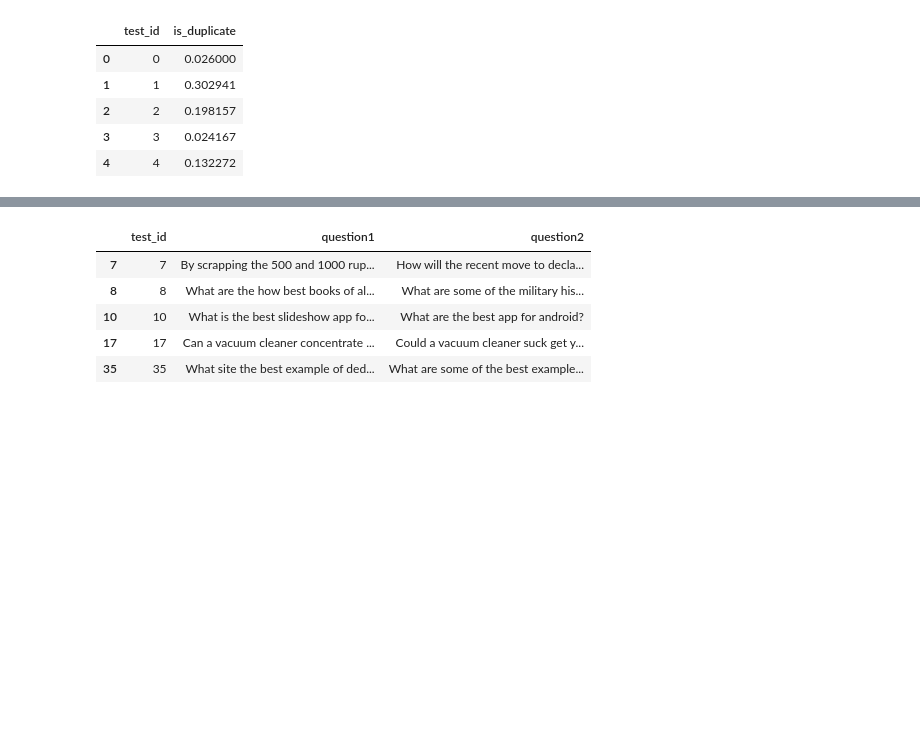
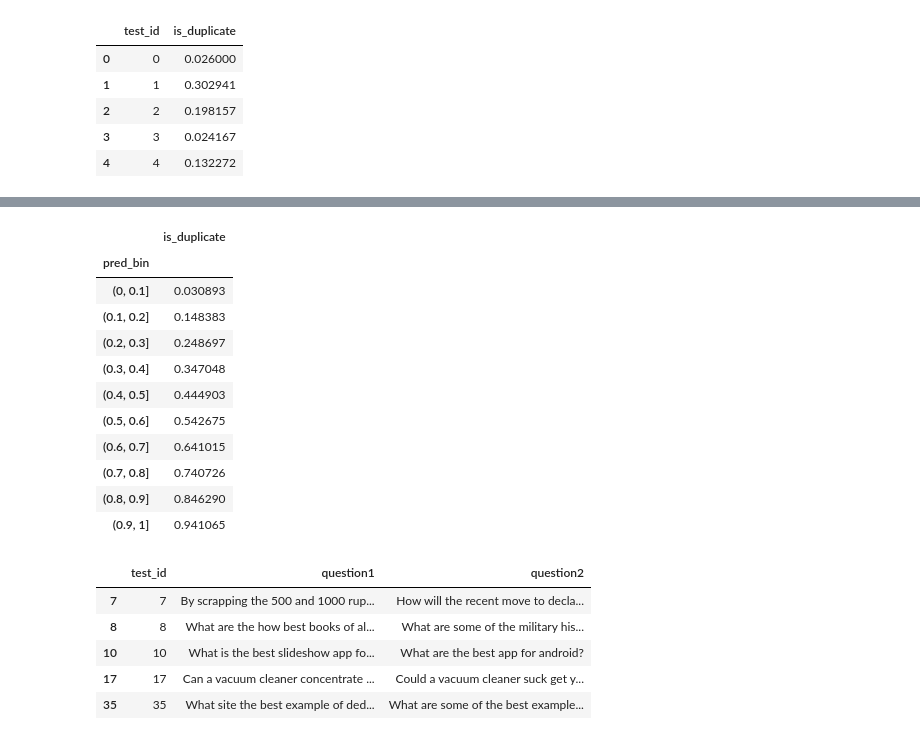
Before and after one commit to avsolatorio/kaggle-quora-question-pairs, a Jupyter notebook: src/Quora Duplicate Predictor.ipynb, the cells around one changed output, grey strips where cells are left out. Cells and saved outputs as stored; diff of their text form; code cells hidden in the pictures; blank space fills up the shorter version.

```diff
--- a/src/Quora Duplicate Predictor.ipynb
+++ b/src/Quora Duplicate Predictor.ipynb
@@ -771,3 +854,21 @@ rf_sub.head()
+# %%
+# Note: This distribution highly corresponds to the validation data!
+rrf_sub = rf_sub.copy()
+rrf_sub['pred_bin'] = pd.cut(rrf_sub.is_duplicate.values, np.arange(0, 1.1, 0.1))
+rrf_sub.groupby('pred_bin').agg({'is_duplicate': 'mean'})
+# %% [output]
+|  | is_duplicate |
+| pred_bin |  |
+| (0, 0.1] | 0.030893 |
+| (0.1, 0.2] | 0.148383 |
+| (0.2, 0.3] | 0.248697 |
+| (0.3, 0.4] | 0.347048 |
+| (0.4, 0.5] | 0.444903 |
+| (0.5, 0.6] | 0.542675 |
+| (0.6, 0.7] | 0.641015 |
+| (0.7, 0.8] | 0.740726 |
+| (0.8, 0.9] | 0.846290 |
+| (0.9, 1] | 0.941065 |
 # %%
 test_df[rf_sub.is_duplicate > 0.4].head()
 # %% [output]
```
Also changed, not shown: parts of 6 cells of this notebook.
